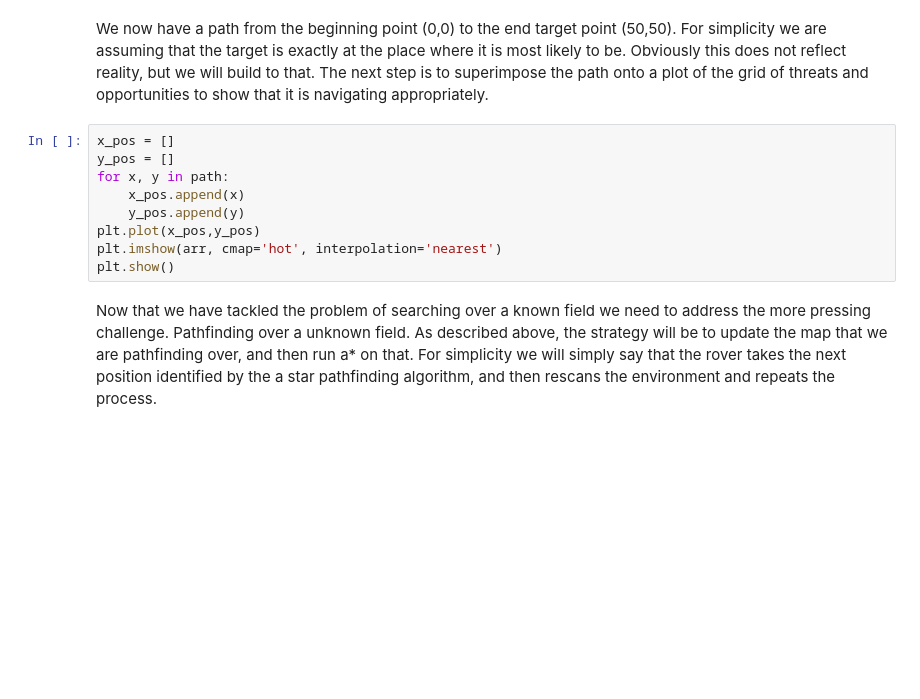
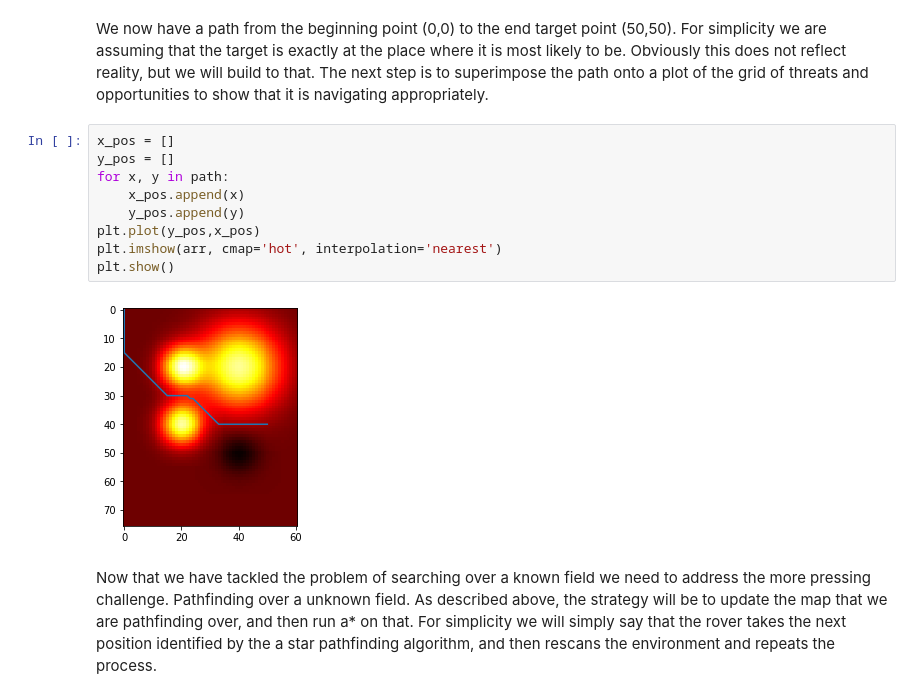
Before and after one commit to Liam-Stow/novaRoverDemos, a Jupyter notebook: nova_rover_demos/Autonomous decision making demonstration.ipynb, the cells around one changed output. Saved outputs shown, nothing was run; the diff lists cells and outputs as text; blank space fills up the shorter version.

```diff
--- a/nova_rover_demos/Autonomous decision making demonstration.ipynb
+++ b/nova_rover_demos/Autonomous decision making demonstration.ipynb
@@ -97,12 +97,14 @@ We now have a path from the beginning point (0,0) to the end target point (50,50
 # %%
 x_pos = []
 y_pos = []
 for x, y in path:
     x_pos.append(x)
     y_pos.append(y)
-plt.plot(x_pos,y_pos)
+plt.plot(y_pos,x_pos)
 plt.imshow(arr, cmap='hot', interpolation='nearest')
 plt.show()
+# %% [output]
+[figure, added]
 # %% [markdown]
 Now that we have tackled the problem of searching over a known field we need to address the more pressing challenge. Pathfinding over a unknown field. As described above, the strategy will be to update the map that we are pathfinding over, and then run a* on that. For simplicity we will simply say that the rover takes the next position identified by the a star pathfinding algorithm, and then rescans the environment and repeats the process.
 # %%
```
Also changed, not shown: parts of 2 cells of this notebook, 3 other files.
